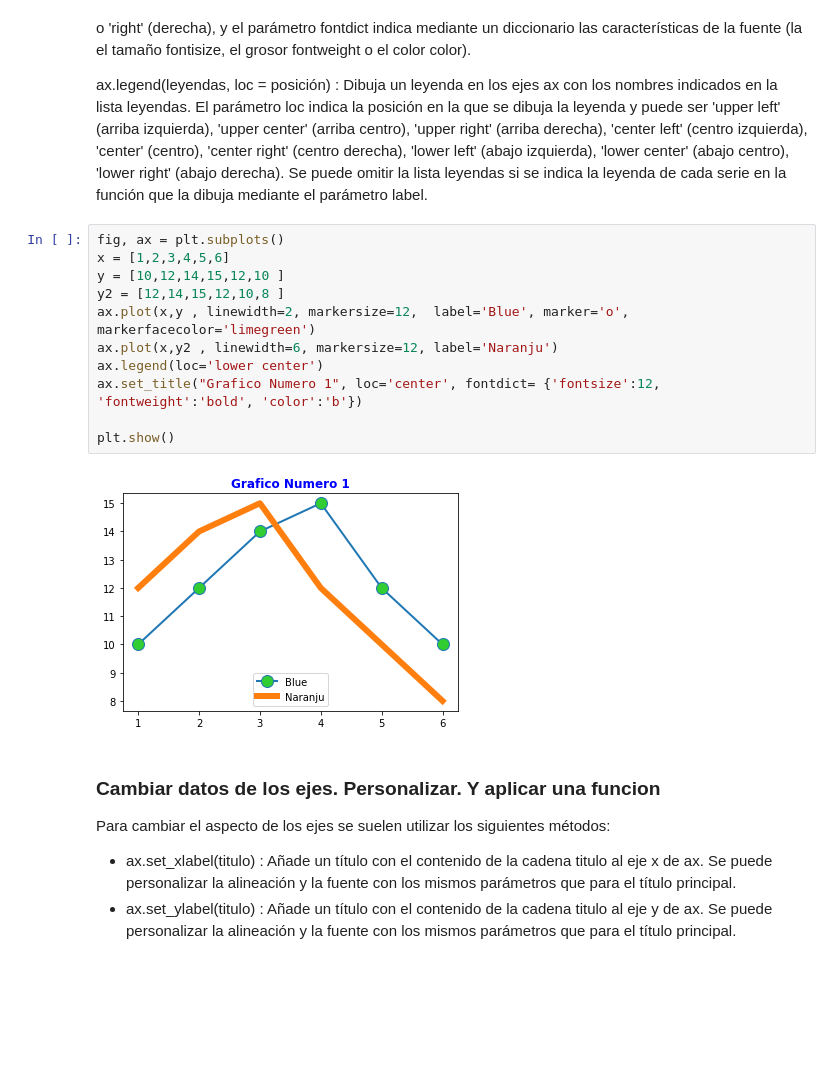
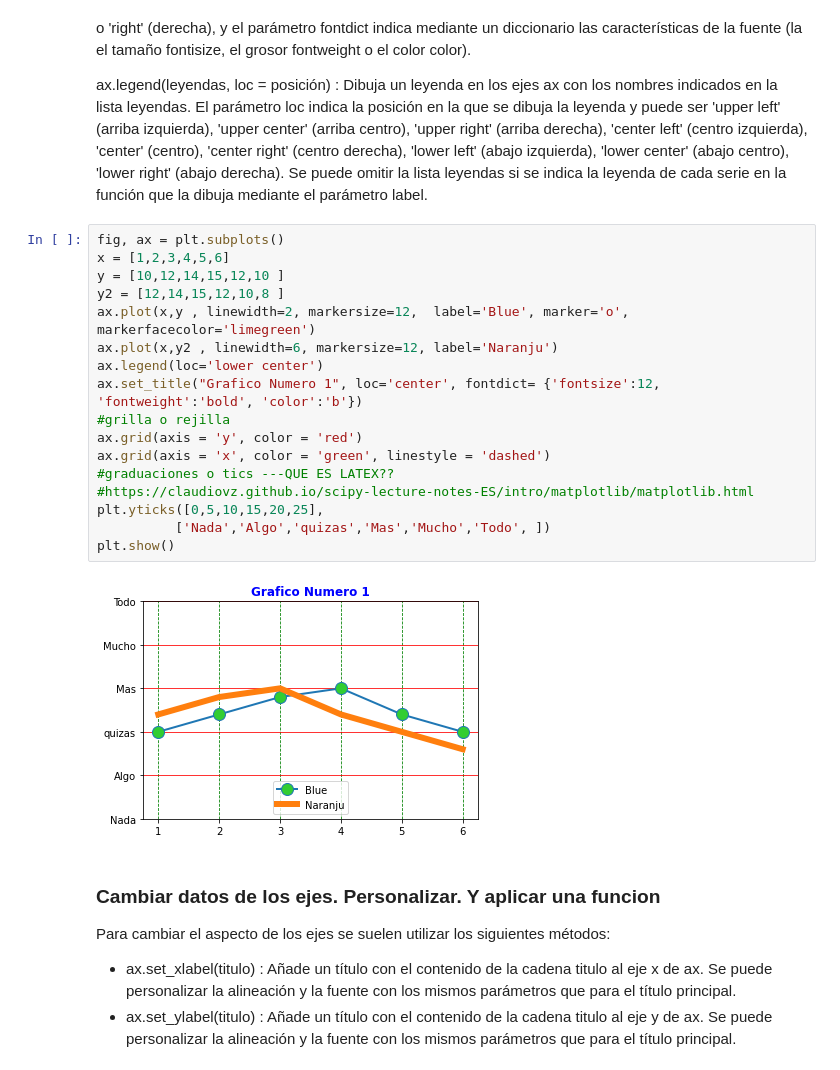
Before and after one commit to pascazzi/ProyectosJupiter, a Jupyter notebook: 9 - Matplotlib.ipynb, the cells around one changed output. Drawn from its saved outputs; the diff is of its cells as text; blank space fills up the shorter version.

```diff
--- a/9 - Matplotlib.ipynb
+++ b/9 - Matplotlib.ipynb
@@ -92,16 +169,22 @@ ax.legend(leyendas, loc = posición) : Dibuja un leyenda en los ejes ax con los
 # %%
 fig, ax = plt.subplots()
 x = [1,2,3,4,5,6]
 y = [10,12,14,15,12,10 ]
 y2 = [12,14,15,12,10,8 ]
 ax.plot(x,y , linewidth=2, markersize=12,  label='Blue', marker='o', markerfacecolor='limegreen')
 ax.plot(x,y2 , linewidth=6, markersize=12, label='Naranju')
 ax.legend(loc='lower center')
 ax.set_title("Grafico Numero 1", loc='center', fontdict= {'fontsize':12, 'fontweight':'bold', 'color':'b'})
-
+#grilla o rejilla
+ax.grid(axis = 'y', color = 'red')
+ax.grid(axis = 'x', color = 'green', linestyle = 'dashed')
+#graduaciones o tics ---QUE ES LATEX??
+#https://claudiovz.github.io/scipy-lecture-notes-ES/intro/matplotlib/matplotlib.html
+plt.yticks([0,5,10,15,20,25],
+          ['Nada','Algo','quizas','Mas','Mucho','Todo', ])
 plt.show()
 # %% [output]
-[figure, old version]
+[figure, new version]
 # %% [markdown]
 ### Cambiar datos de los ejes. Personalizar. Y aplicar una funcion
 
```
Also changed, not shown: parts of 13 cells of this notebook, 5 other files.
